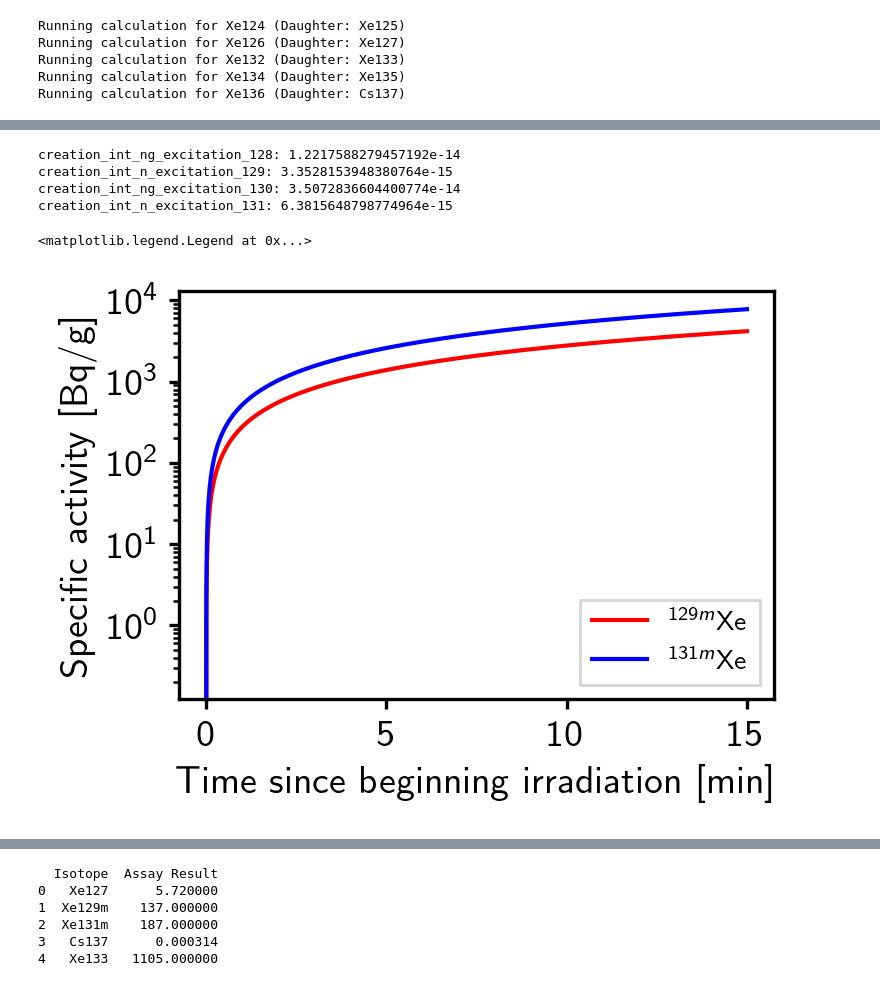
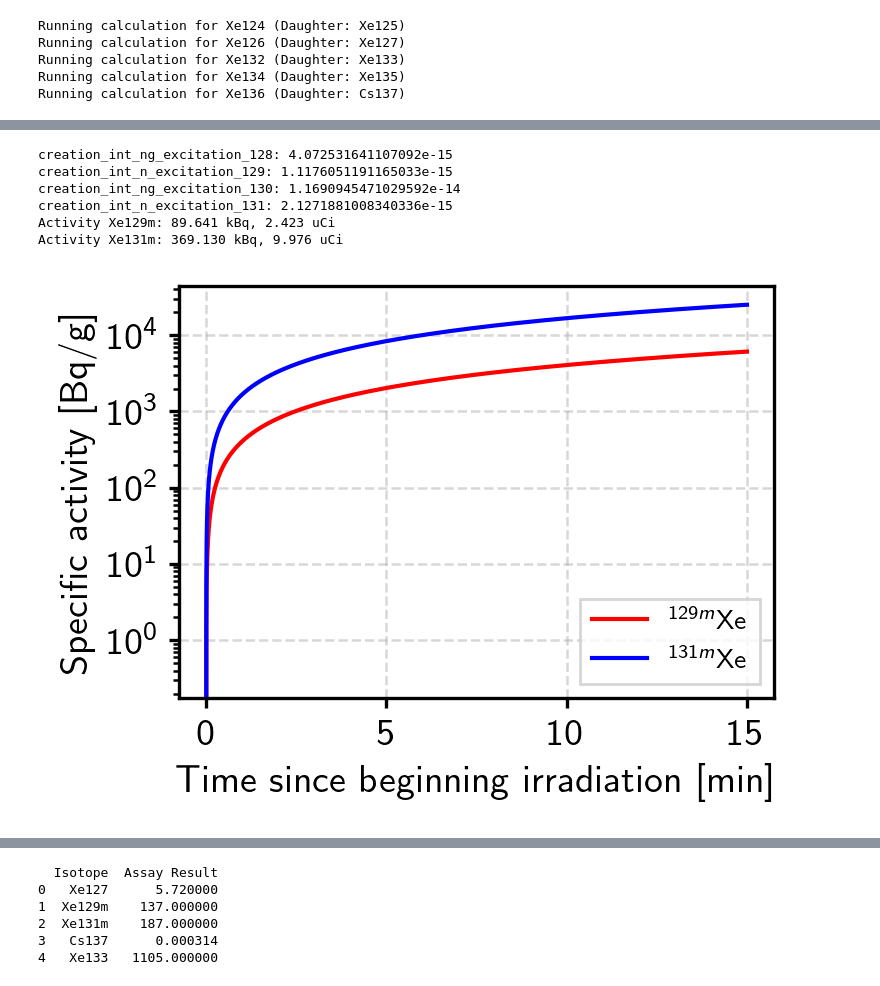
Before and after one commit to clarkehardy/Xe127Simulation, a Jupyter notebook: XeActivation/activation_plots.ipynb, the cells around one changed output, grey strips where cells are left out. Drawn from its saved outputs; the diff is of its cells as text; code cells hidden in the pictures.

```diff
--- a/XeActivation/activation_plots.ipynb
+++ b/XeActivation/activation_plots.ipynb
@@ -239,7 +239,8 @@ ax[1].grid()
 [figure]
 # %%
 times = np.logspace(1, 8, 100000)
-colors = [plt.get_cmap('rainbow',13)(i) for i in range(13)]
+# colors = [plt.get_cmap('rainbow',13)(i) for i in range(13)]
+colors = plt.rcParams['axes.prop_cycle'].by_key()['color']*2
 
 bottle_mass = 924. # grams
 kBq_per_uCi = 37.
@@ -416,22 +417,22 @@ xe131_n_excite = np.genfromtxt('CrossSections_copy/Xe131_n_excite.txt')
 
 # TENDL neutron capture on Xe128
 xe128_ng_excitation = {'energy':xe128_ng_excite[:,0],\
-                       'cs':np.sum(xe128_ng_excite[:,1:], axis=1)/1.e3}
+                       'cs':xe128_ng_excite[:,1]/1.e3}
 xe128_ng_excitation = pd.DataFrame(xe128_ng_excitation)
 
 # TENDL neutron inelastic to the level of interest
 xe129_n_excitation = {'energy':xe129_n_excite[:,0],\
-                      'cs':np.sum(xe129_n_excite[:,1:], axis=1)/1.e3}
+                      'cs':xe129_n_excite[:,1]/1.e3}
 xe129_n_excitation = pd.DataFrame(xe129_n_excitation)
 
 # TENDL neutron capture on Xe130
 xe130_ng_excitation = {'energy':xe130_ng_excite[:,0],\
-                       'cs':np.sum(xe130_ng_excite[:,1:], axis=1)/1.e3}
+                       'cs':xe130_ng_excite[:,1]/1.e3}
 xe130_ng_excitation = pd.DataFrame(xe130_ng_excitation)
 
 # TENDL neutron inelastic to the level of interest
 xe131_n_excitation = {'energy':xe131_n_excite[:,0],\
-                       'cs':np.sum(xe131_n_excite[:,1:], axis=1)/1.e3}
+                       'cs':xe131_n_excite[:,1]/1.e3}
 xe131_n_excitation = pd.DataFrame(xe131_n_excitation)
 
 creation_int_ng_excitation_128,bin_by_bin_ng_excitation_128 = Activation.InterpolateAndIntegrateAvg2( xe128_ng_excitation, mnrcspec )
@@ -442,6 +443,11 @@ print('creation_int_ng_excitation_128: {}'.format(creation_int_ng_excitation_128
 print('creation_int_n_excitation_129: {}'.format(creation_int_n_excitation_129))
 print('creation_int_ng_excitation_130: {}'.format(creation_int_ng_excitation_130))
 print('creation_int_n_excitation_131: {}'.format(creation_int_n_excitation_131))
+
+creation_int_ng_excitation_128,bin_by_bin_ng_excitation_128_2 = Activation.InterpolateAndIntegrateAvg( xe128_ng_excitation, mnrcspec )
+creation_int_n_excitation_129,bin_by_bin_n_excitation_129_2 = Activation.InterpolateAndIntegrateAvg( xe129_n_excitation, mnrcspec )
+creation_int_ng_excitation_130,bin_by_bin_ng_excitation_130_2 = Activation.InterpolateAndIntegrateAvg( xe130_ng_excitation, mnrcspec )
+creation_int_n_excitation_131,bin_by_bin_n_excitation_131_2 = Activation.InterpolateAndIntegrateAvg( xe131_n_excitation, mnrcspec )
 
 # compute number of Xe129m atoms over time
 NXe['Xe129m'] = np.zeros(len(time_irr))
@@ -459,36 +465,43 @@ for i in range(1,len(time_irr)):
     term3 = N128_0 * creation_int_ng_excitation_128
     term4 = -NXe['Xe129m'][i-1] * destruction_int
     NXe['Xe129m'][i] = NXe['Xe129m'][i-1] + dt * (term1 + term2 + term3 + term4)
     SpecActivityXe['Xe129m'][i] = NXe['Xe129m'][i]/tau129m
 
 # compute number of Xe131m atoms over time
 NXe['Xe131m'] = np.zeros(len(time_irr))
 SpecActivityXe['Xe131m'] = np.zeros(len(time_irr))
 N131_0 = xe_molperg*xe_table.loc[xe_table['A']==131, 'Isotope fraction'].iloc[0]*N_avo
 N130_0 = xe_molperg*xe_table.loc[xe_table['A']==130, 'Isotope fraction'].iloc[0]*N_avo
 N131m_0 = 0.
 HalfLifeXe['Xe131m'] = 1022976.
 tau131m = HalfLifeXe['Xe131m']/np.log(2)
 destruction_int = 0.
 
 for i in range(1,len(time_irr)):
     term1 = -NXe['Xe131m'][i-1]/tau131m
     term2 = N131_0 * creation_int_n_excitation_131
     term3 = N130_0 * creation_int_ng_excitation_130
     term4 = -NXe['Xe131m'][i-1] * destruction_int
     NXe['Xe131m'][i] = NXe['Xe131m'][i-1] + dt * (term1 + term2 + term3 + term4)
     SpecActivityXe['Xe131m'][i] = NXe['Xe131m'][i]/tau131m
 
+print('Activity Xe129m: {:.3f} kBq, {:.3f} uCi'.format(np.max(SpecActivityXe['Xe129m'])*xenon_mass*prediction_scale/Bq_per_kBq, \
+                                                       np.max(SpecActivityXe['Xe129m'])*xenon_mass*prediction_scale/kBq_per_uCi/Bq_per_kBq))
+print('Activity Xe131m: {:.3f} kBq, {:.3f} uCi'.format(np.max(SpecActivityXe['Xe131m'])*xenon_mass*prediction_scale/Bq_per_kBq, \
+                                                       np.max(SpecActivityXe['Xe131m'])*xenon_mass*prediction_scale/kBq_per_uCi/Bq_per_kBq))
+
 fig, ax = plt.subplots(figsize=(4, 3))
 ax.semilogy(time_irr/60.,NXe['Xe129m']/tau129m,'-r', label='$^{129m}$Xe')
 ax.semilogy(time_irr/60.,NXe['Xe131m']/tau131m,'-b', label='$^{131m}$Xe')
 ax.set_xlabel('Time since beginning irradiation [min]')
 ax.set_ylabel('Specific activity [Bq/g]')
 ax.legend()
+ax.grid()
 # %% [output]
-creation_int_ng_excitation_128: 1.2217588279457192e-14
-creation_int_n_excitation_129: 3.3528153948380764e-15
-creation_int_ng_excitation_130: 3.5072836604400774e-14
-creation_int_n_excitation_131: 6.3815648798774964e-15
+creation_int_ng_excitation_128: 4.072531641107092e-15
+creation_int_n_excitation_129: 1.1176051191165033e-15
+creation_int_ng_excitation_130: 1.1690945471029592e-14
+creation_int_n_excitation_131: 2.1271881008340336e-15
+Activity Xe129m: 89.641 kBq, 2.423 uCi
+Activity Xe131m: 369.130 kBq, 9.976 uCi
-<matplotlib.legend.Legend at 0x...>
-[figure, old version]
+[figure, new version]
```
Also changed, not shown: parts of 9 cells of this notebook, 4 other files.
